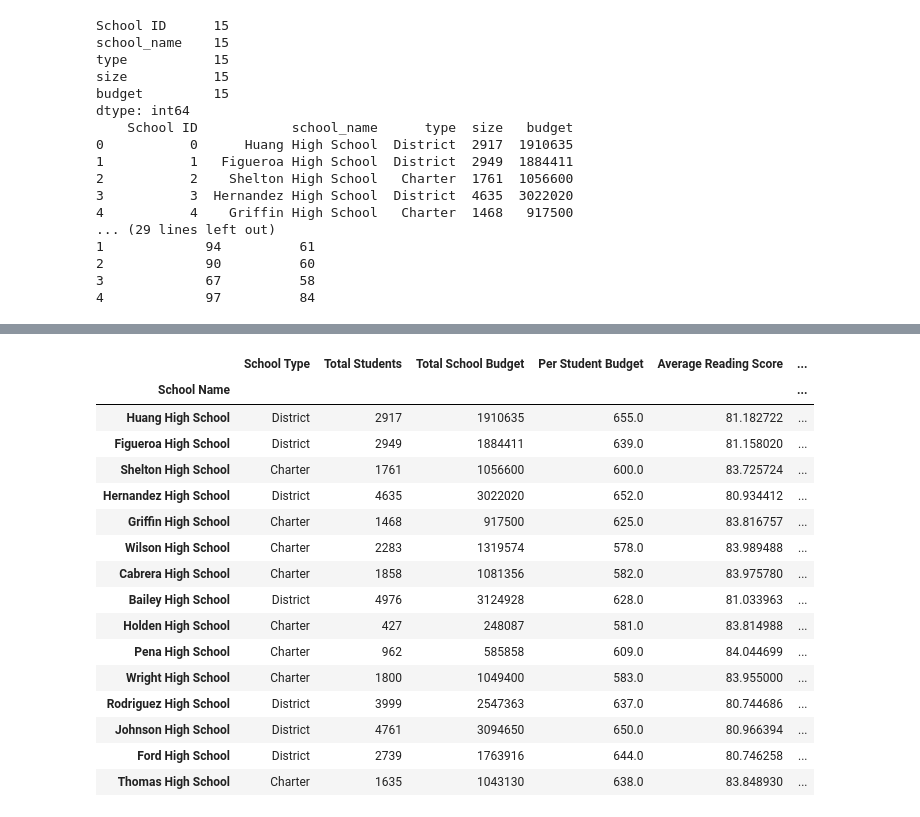
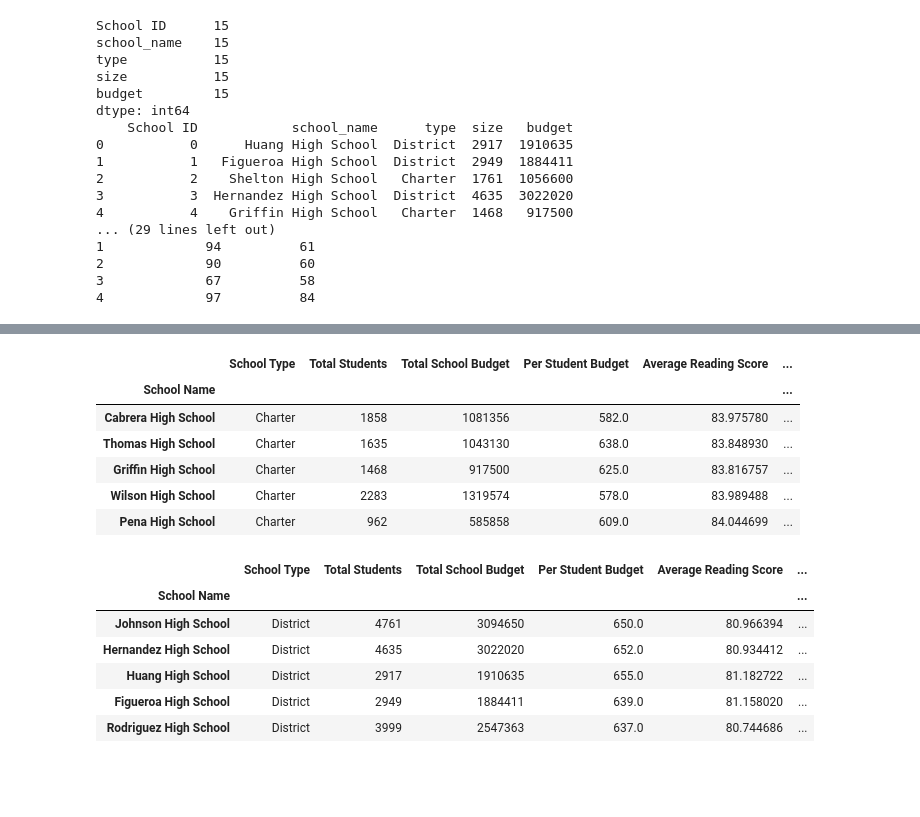
Before and after one commit to P219-C/pandas-challenge, a Jupyter notebook: PyCitySchools/main.ipynb, the cells around one changed output, grey strips where cells are left out. Cells and saved outputs as stored; diff of their text form; code cells hidden in the pictures; blank space fills up the shorter version.

```diff
--- a/PyCitySchools/main.ipynb
+++ b/PyCitySchools/main.ipynb
@@ -79,16 +98,3 @@ student_school_df
 # %%
-# School summary
-
-
-school_summary = pd.DataFrame({
-    "School Name": school_df["school_name"],
-    "School Type": school_df["type"],
-    "Total Students": school_df["size"],
-    "Total School Budget": school_df["budget"],
-    "Per Student Budget": school_df["budget"]/school_df["size"]
-})
-
-school_summary = school_summary.merge(student_school_df, left_on='School Name', right_on='school_name', how="outer")
-
-
-school_summary
+# Top and Bottom Performing Schools (By % Overall Passing)
+school_summary = school_summary.sort_values(by=["% Overall Passing"], ascending = False)
@@ -116,21 +101,20 @@ school_summary
-# %%
-school_summary = school_summary.set_index('School Name')
-school_summary
-# %% [output]
-|  | School Type | Total Students | Total School Budget | Per Student Budget | Average Reading Score | ... |
-| School Name |  |  |  |  |  | ... |
-| Huang High School | District | 2917 | 1910635 | 655.0 | 81.182722 | ... |
-| Figueroa High School | District | 2949 | 1884411 | 639.0 | 81.158020 | ... |
-| Shelton High School | Charter | 1761 | 1056600 | 600.0 | 83.725724 | ... |
-| Hernandez High School | District | 4635 | 3022020 | 652.0 | 80.934412 | ... |
-| Griffin High School | Charter | 1468 | 917500 | 625.0 | 83.816757 | ... |
-| Wilson High School | Charter | 2283 | 1319574 | 578.0 | 83.989488 | ... |
-| Cabrera High School | Charter | 1858 | 1081356 | 582.0 | 83.975780 | ... |
-| Bailey High School | District | 4976 | 3124928 | 628.0 | 81.033963 | ... |
-| Holden High School | Charter | 427 | 248087 | 581.0 | 83.814988 | ... |
-| Pena High School | Charter | 962 | 585858 | 609.0 | 84.044699 | ... |
-| Wright High School | Charter | 1800 | 1049400 | 583.0 | 83.955000 | ... |
-| Rodriguez High School | District | 3999 | 2547363 | 637.0 | 80.744686 | ... |
-| Johnson High School | District | 4761 | 3094650 | 650.0 | 80.966394 | ... |
-| Ford High School | District | 2739 | 1763916 | 644.0 | 80.746258 | ... |
-| Thomas High School | Charter | 1635 | 1043130 | 638.0 | 83.848930 | ... |
+# %%
+school_summary.head(5)
+# %% [output]
+|  | School Type | Total Students | Total School Budget | Per Student Budget | Average Reading Score | ... |
+| School Name |  |  |  |  |  | ... |
+| Cabrera High School | Charter | 1858 | 1081356 | 582.0 | 83.975780 | ... |
+| Thomas High School | Charter | 1635 | 1043130 | 638.0 | 83.848930 | ... |
+| Griffin High School | Charter | 1468 | 917500 | 625.0 | 83.816757 | ... |
+| Wilson High School | Charter | 2283 | 1319574 | 578.0 | 83.989488 | ... |
+| Pena High School | Charter | 962 | 585858 | 609.0 | 84.044699 | ... |
+# %%
+school_summary.tail(5)
+# %% [output]
+|  | School Type | Total Students | Total School Budget | Per Student Budget | Average Reading Score | ... |
+| School Name |  |  |  |  |  | ... |
+| Johnson High School | District | 4761 | 3094650 | 650.0 | 80.966394 | ... |
+| Hernandez High School | District | 4635 | 3022020 | 652.0 | 80.934412 | ... |
+| Huang High School | District | 2917 | 1910635 | 655.0 | 81.182722 | ... |
+| Figueroa High School | District | 2949 | 1884411 | 639.0 | 81.158020 | ... |
+| Rodriguez High School | District | 3999 | 2547363 | 637.0 | 80.744686 | ... |
```
Also changed, not shown: parts of 5 cells of this notebook.
